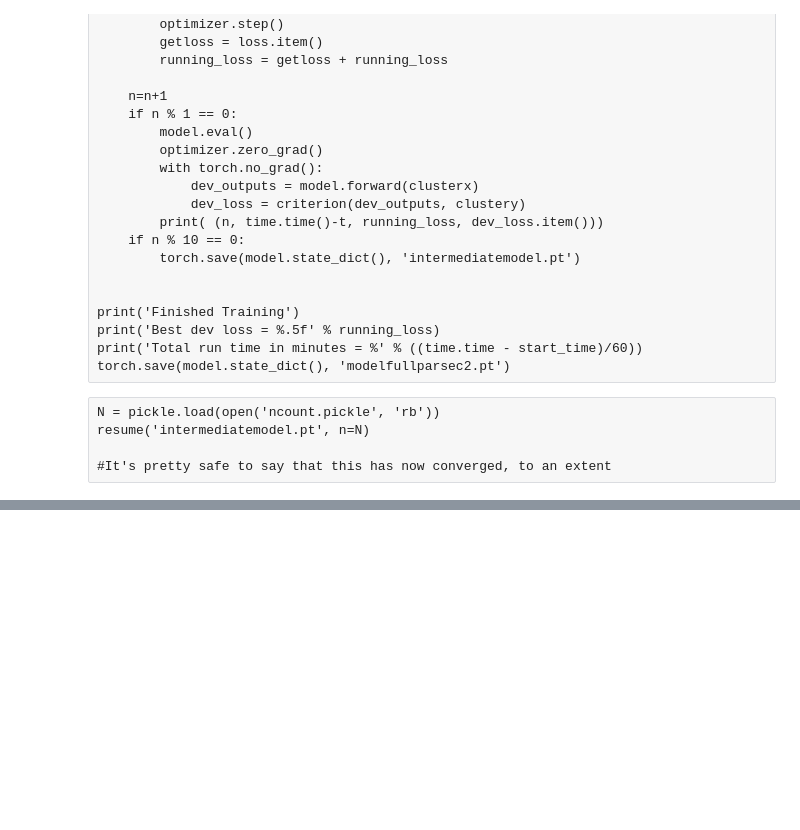
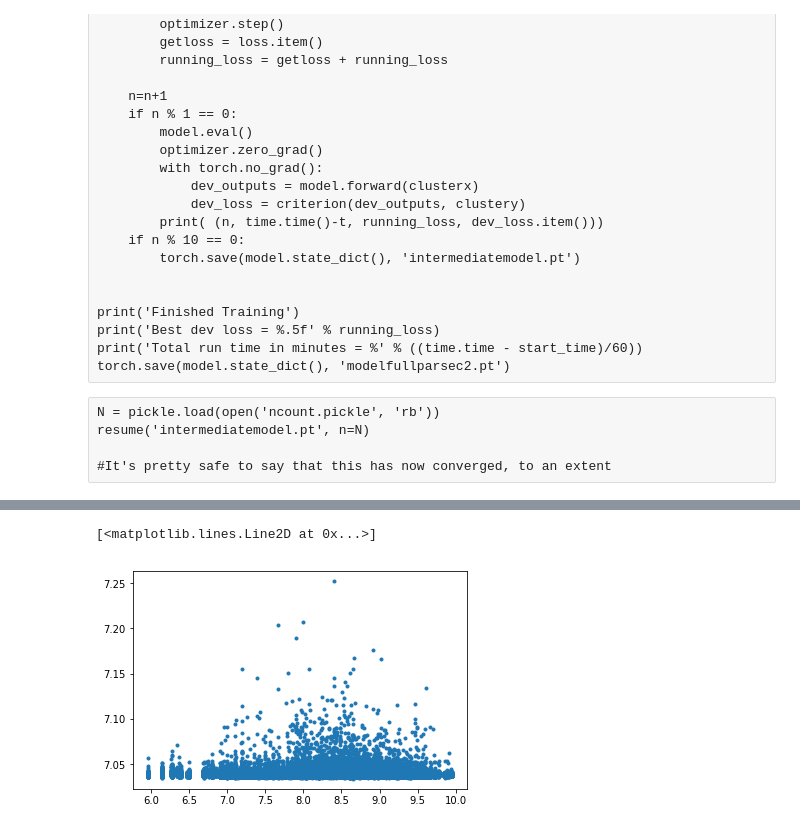
Before and after one commit to aidantmcb/YSO-ML, a Jupyter notebook: Code/YSO_Learning.ipynb, the cells around one changed output, grey strips where cells are left out. Cells and saved outputs as stored; diff of their text form; code cells hidden in the pictures; blank space fills up the shorter version.

```diff
--- a/Code/YSO_Learning.ipynb
+++ b/Code/YSO_Learning.ipynb
@@ -165,7 +165,7 @@ for a in range(size):
 Here's our neural network, taking twelve inputs
 # %%
 class Net(nn.Module):
-    def __init__(self, input_shape = (1,12)):
+    def __init__(self, input_shape = (1,12), outputsize=6):
         super(Net,self).__init__()
         self.conv1 = nn.Conv1d(1,8,3, padding=1)
         self.conv2 = nn.Conv1d(8,16,3, padding = 1)
@@ -173,7 +173,7 @@ class Net(nn.Module):
         n_size =self._get_conv_output(input_shape)
         self.fc1 = nn.Linear(n_size, 512)
         self.fc2 = nn.Linear(512, 512)
-        self.fc3 = nn.Linear(512, 6)
+        self.fc3 = nn.Linear(512, outputsize)
 
     #Generate input sample and forward to get shape
     def _get_conv_output(self, shape):
@@ -367,0 +429,18 @@ Table length=288370
+# %%
+device = torch.device('cpu')
+model = Net(input_shape=(1,12), outputsize = 6)
+k = torch.load('intermediatemodel.pt')
+model = model.to(device)
+
+dataX = dataX.to(device)
+dataY = dataY.to(device)
+# %%
+model.eval()
+result = model(dataX)
+# %%
+MWTab = mwTab[np.where(np.isfinite(clx.g)==True)[0]]
+nnOuts = pd.DataFrame(result.detach().numpy(),columns=['age','av','mass','teff','logg','feh'])
+plt.plot((MWTab['AGE']),(nnOuts.age+.5)*2 + 6,'.')
+# %% [output]
+[<matplotlib.lines.Line2D at 0x...>]
+[figure, added]
```
Also changed, not shown: parts of 9 cells of this notebook, 6 other files.
